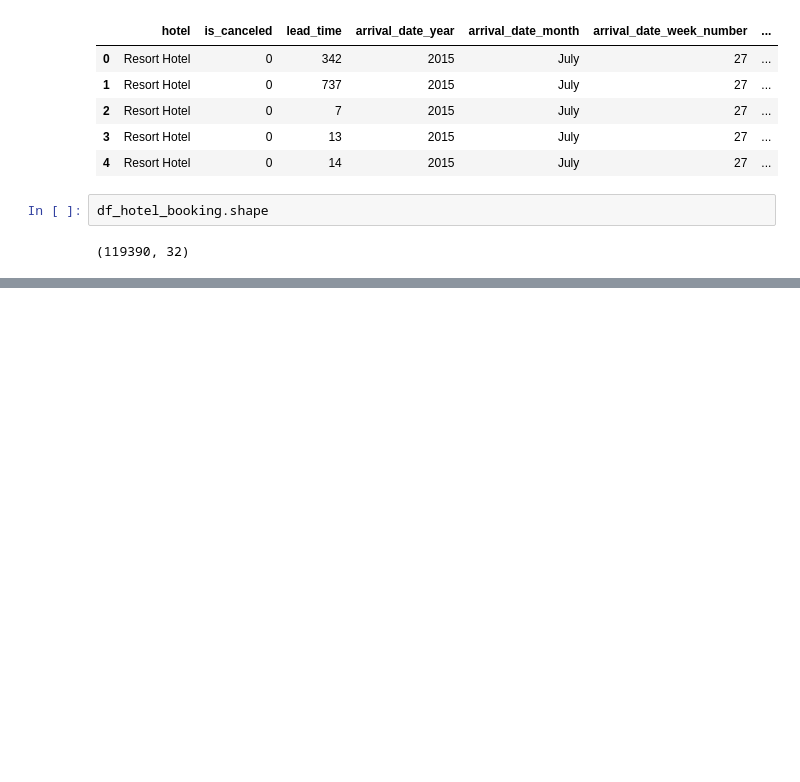
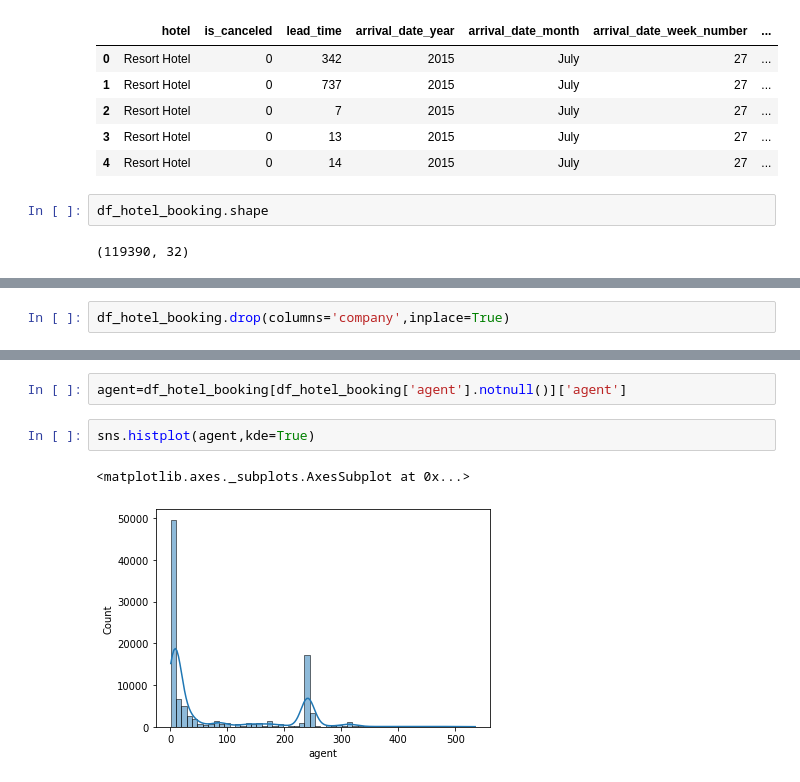
Before and after one commit to SUSOVAN-061/EDA-HOTEL-BOOKING, a Jupyter notebook: Hotel_Booking_Analysis_Capstone_Project.ipynb, the cells around one changed output, grey strips where cells are left out. Saved outputs shown, nothing was run; the diff lists cells and outputs as text; blank space fills up the shorter version.

```diff
--- a/Hotel_Booking_Analysis_Capstone_Project.ipynb
+++ b/Hotel_Booking_Analysis_Capstone_Project.ipynb
@@ -34,0 +101,2 @@ df_hotel_booking.shape
+# %%
+df_hotel_booking.drop(columns='company',inplace=True)
@@ -34,0 +109,7 @@ df_hotel_booking.shape
+# %%
+agent=df_hotel_booking[df_hotel_booking['agent'].notnull()]['agent']
+# %%
+sns.histplot(agent,kde=True)
+# %% [output]
+<matplotlib.axes._subplots.AxesSubplot at 0x...>
+[figure, added]
```
Also changed, not shown: parts of 22 cells of this notebook.
